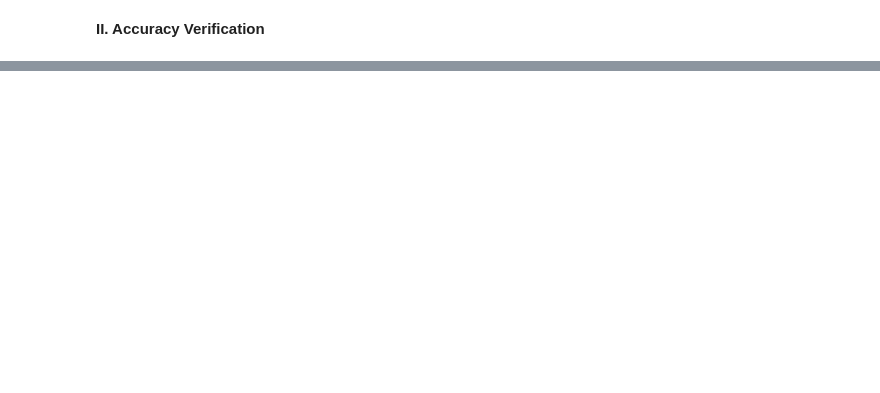
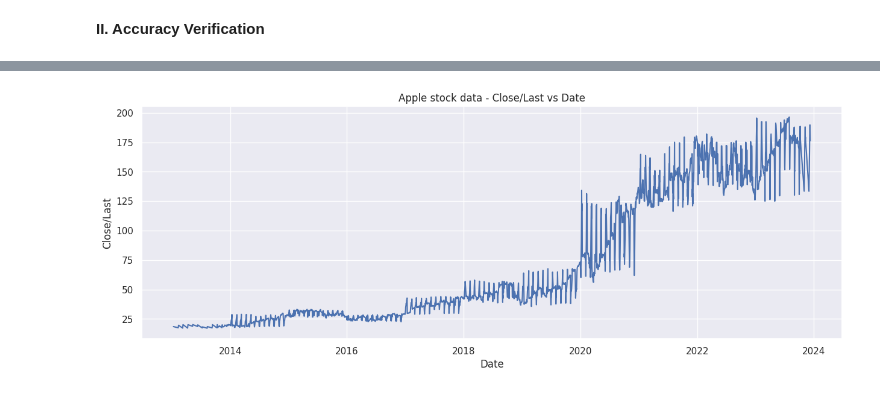
Before and after one commit to nik-hil-24/DS403-Introduction-To-Statistical-Learning, a Jupyter notebook: Assignment-3/init0.ipynb, the cells around one changed output, grey strips where cells are left out. Drawn from its saved outputs; the diff is of its cells as text; code cells hidden in the pictures; blank space fills up the shorter version.

```diff
--- a/Assignment-3/init0.ipynb
+++ b/Assignment-3/init0.ipynb
@@ -301,0 +306,3 @@ print( "Accuracy on test set by our model: ", (correct/count)*100)
+# %%
+df = pd.read_excel("/content/drive/MyDrive/ISL Assgn-3/Apple_stock_data.xlsx")
+df.head()
@@ -301,0 +316,20 @@ print( "Accuracy on test set by our model: ", (correct/count)*100)
+# %%
+# Converting columns to proper format
+df["Date"]=pd.to_datetime(df["Date"])
+df=df.sort_values(by="Date")
+df["Close/Last"]=df["Close/Last"].str.replace("$", "").astype(float)
+df["Volume"]=df["Volume"].astype(float)
+df["Open"]=df["Open"].str.replace("$", "").astype(float)
+df["High"]=df["High"].str.replace("$", "").astype(float)
+df["Low"]=df["Low"].str.replace("$", "").astype(float)
+# %%
+# Plot: Close/Last vs Date
+plt.figure(figsize=(15, 5))
+sns.set_style("darkgrid")
+sns.lineplot(x="Date", y="Close/Last", data=df)
+plt.title("Apple stock data - Close/Last vs Date")
+plt.xlabel("Date")
+plt.ylabel("Close/Last")
+plt.show();
+# %% [output]
+[figure, added]
```
Also changed, not shown: parts of 13 cells of this notebook.
